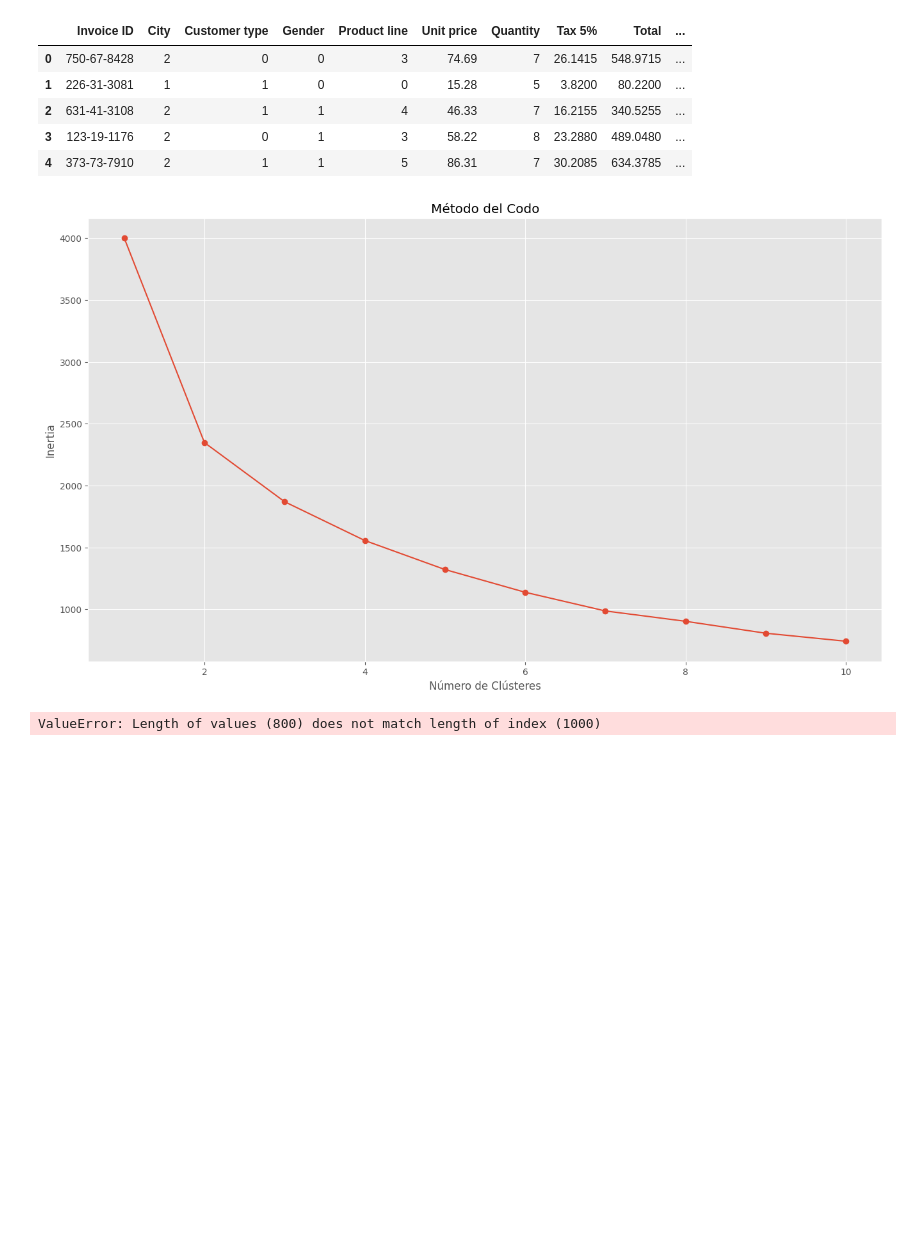
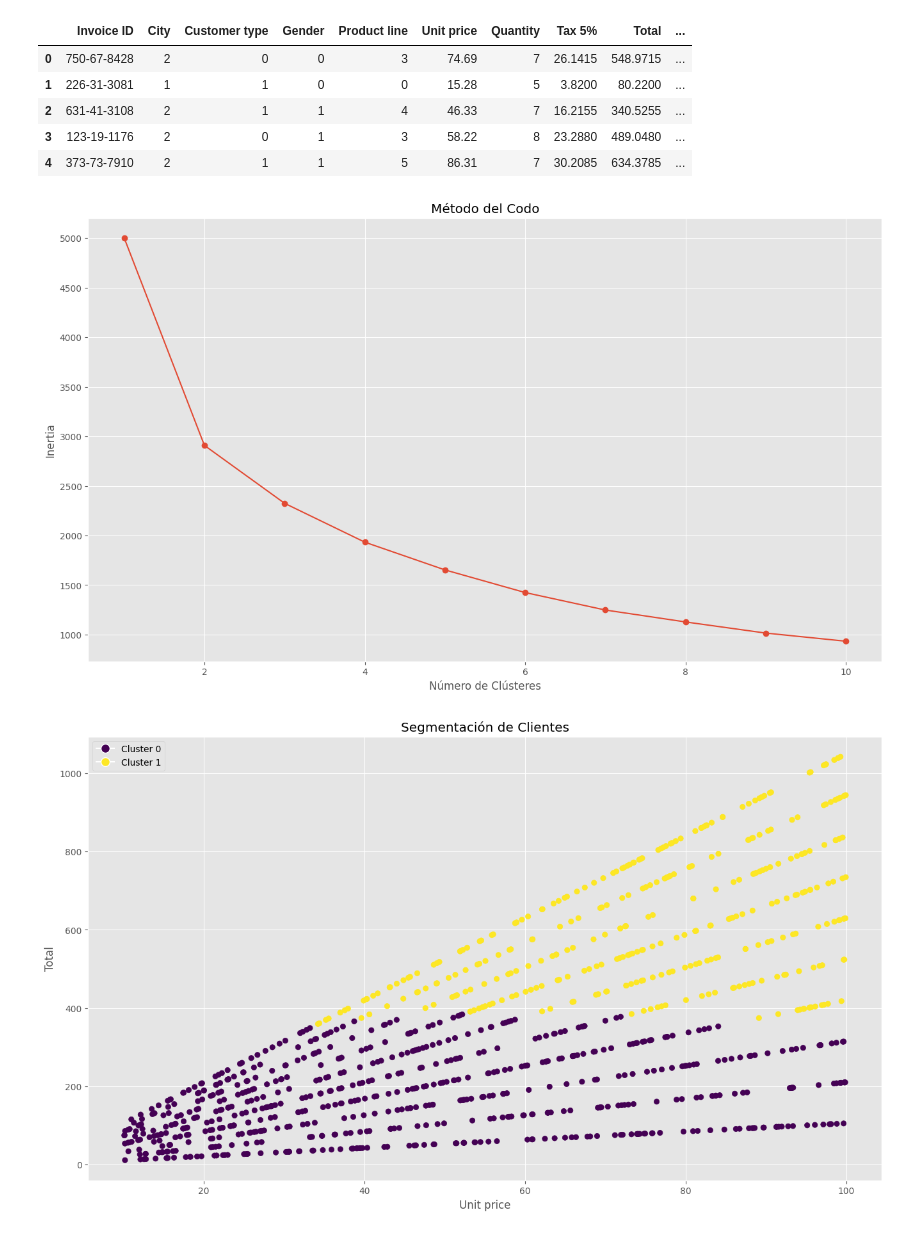
Before and after one commit to GagliardiRodrigo/K-Means, a Jupyter notebook: Proyect K-means.ipynb, the cells around one changed output. Saved outputs shown, nothing was run; the diff lists cells and outputs as text; code cells hidden in the pictures; blank space fills up the shorter version.

```diff
--- a/Proyect K-means.ipynb
+++ b/Proyect K-means.ipynb
@@ -539,12 +497,12 @@ df_sales.head()
 # Selecciona las características relevantes para la segmentación
 selected_features = ['Unit price', 'Quantity', 'Tax 5%', 'Total', 'Payment']
 
-# Divide tus datos en conjuntos de entrenamiento y prueba
-X_train, X_test = train_test_split(df_sales[selected_features], test_size=0.2, random_state=0)
+# División de los datos en conjuntos de entrenamiento y prueba
+X = df_sales[selected_features]
 
 # Preprocesamiento: estandarización de características
 scaler = StandardScaler()
-scaled_features_train = scaler.fit_transform(X_train)
+X_scaled = scaler.fit_transform(X)
 
 # Configura el número de divisiones (folds) para la validación cruzada
 n_splits = 5
@@ -554,14 +512,15 @@ kf = KFold(n_splits=n_splits, shuffle=True, random_state=0)
 cv_scores = []
 
 # Bucle de validación cruzada
-for train_index, val_index in kf.split(scaled_features_train):
-    X_train_fold, X_val_fold = scaled_features_train[train_index], scaled_features_train[val_index]
+for train_index, val_index in kf.split(X_scaled):
+    X_train, X_val = X_scaled[train_index], X_scaled[val_index]
+
     inertia = []
 
     # Bucle para probar diferentes números de clústeres
     for k in range(1, 11):
         kmeans = KMeans(n_clusters=k, random_state=0)
-        kmeans.fit(X_train_fold)
+        kmeans.fit(X_train)
         inertia.append(kmeans.inertia_)
 
     # Encuentra el número óptimo de clústeres basado en el método del codo
@@ -569,17 +528,17 @@ for train_index, val_index in kf.split(scaled_features_train):
 
     # Aplica K-Means con el número óptimo de clústeres a los datos de validación
     kmeans = KMeans(n_clusters=optimal_num_clusters, random_state=0)
-    cluster_labels = kmeans.fit_predict(X_val_fold)
+    cluster_labels = kmeans.fit_predict(X_val)
 
     # Calcula el puntaje de silueta para evaluar la calidad de la agrupación
-    silhouette_avg = silhouette_score(X_val_fold, cluster_labels)
+    silhouette_avg = silhouette_score(X_val, cluster_labels)
     cv_scores.append(silhouette_avg)
 
 # Determinar el número óptimo de clústeres utilizando el método del codo
 inertia = []
 for k in range(1, 11):
     kmeans = KMeans(n_clusters=k, random_state=0)
-    kmeans.fit(scaled_features_train, X_val_fold)
+    kmeans.fit(X_scaled)
     inertia.append(kmeans.inertia_)
 
 # Graficar el método del codo para ayudar a elegir el número óptimo de clústeres
@@ -587,40 +546,43 @@ plt.plot(range(1, 11), inertia, marker='o')
 plt.xlabel('Número de Clústeres')
 plt.ylabel('Inertia')
 plt.title('Método del Codo')
 plt.show()
 
 # Basado en el gráfico del método del codo, elige el número óptimo de clústeres
-optimal_num_clusters = 3
+optimal_num_clusters = 2
 
-# Aplicar K-Means con el número óptimo de clústeres
+# Aplicar K-Means con el número óptimo de clústeres a los datos escalados
 kmeans = KMeans(n_clusters=optimal_num_clusters, random_state=0)
-df_sales['cluster'] = kmeans.fit_predict(scaled_features_train, df_sales)
+cluster_labels = kmeans.fit_predict(X_scaled)
+
+# Agregar los resultados como una nueva columna en el DataFrame original
+df_sales['cluster'] = cluster_labels
 
 # Visualización de los resultados de la segmentación
 
 # Crear un arreglo de colores para la leyenda
-unique_clusters = np.unique(df_sales['cluster'])
+unique_clusters = np.unique(cluster_labels)
 colors = plt.cm.viridis(np.linspace(0, 1, len(unique_clusters)))
 
 # Crear la leyenda utilizando etiquetas y colores
 legend_labels = [f'Cluster {cluster}' for cluster in unique_clusters]
 legend_handles = [plt.Line2D([0], [0], marker='o', color='w', markerfacecolor=color, markersize=10, label=label)
                   for color, label in zip(colors, legend_labels)]
 
 # Crear el gráfico de dispersión
-plt.scatter(df_sales['Unit price'], df_sales['Total'], c=df_sales['cluster'], cmap='viridis')
+plt.scatter(df_sales['Unit price'], df_sales['Total'], c=cluster_labels, cmap='viridis')
 plt.xlabel('Unit price')
 plt.ylabel('Total')
 plt.title('Segmentación de Clientes')
 
 # Agregar la leyenda al gráfico
 plt.legend(handles=legend_handles)
 
 # Mostrar el gráfico
 plt.show()
 # %% [output]
-[figure, old version]
+[figure, new version]
-ValueError: Length of values (800) does not match length of index (1000)
+[figure, added]
 # %%
 # Calcular las características promedio de cada clúster
 cluster_means = df_sales.groupby('cluster')[selected_features].mean()
```
Also changed, not shown: parts of 44 cells of this notebook.
